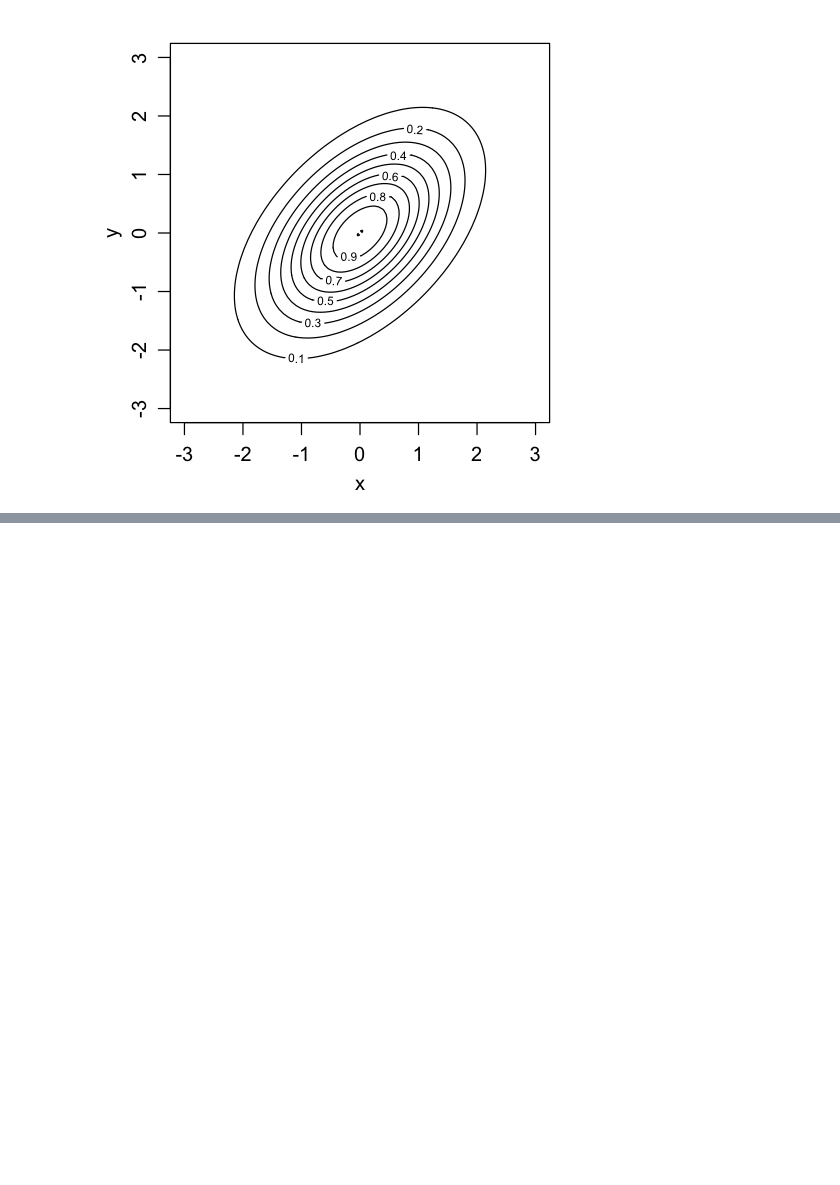
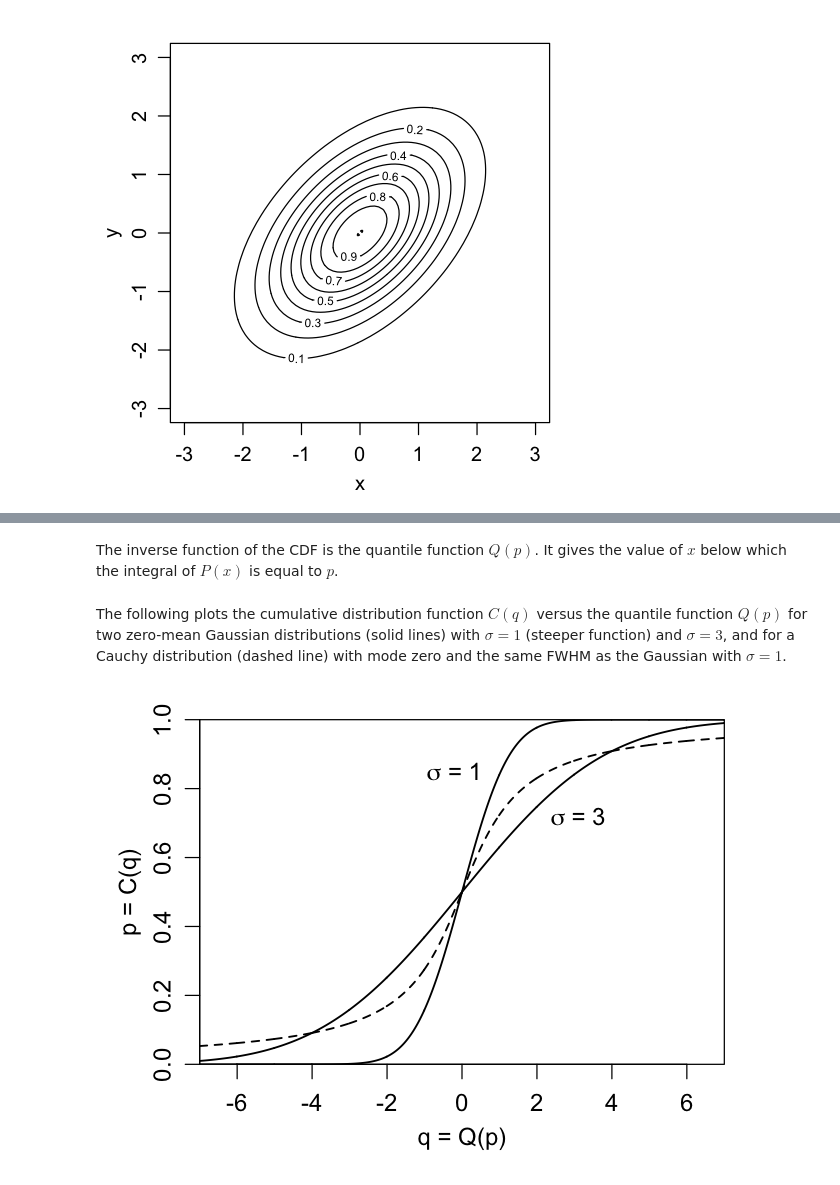
Before and after one commit to bailer-jones/Astrostats-2017-IUCAA, a Jupyter notebook: probability basics.ipynb, the cells around one changed output, grey strips where cells are left out. Saved outputs shown, nothing was run; the diff lists cells and outputs as text; code cells hidden in the pictures; blank space fills up the shorter version.

```diff
--- a/probability basics.ipynb
+++ b/probability basics.ipynb
@@ -149,0 +162,7 @@ contour(x, y, z, asp=1, xlim=c(-3,3), ylim=c(-3,3), xlab="x", ylab="y")
+# %% [markdown]
+The inverse function of the CDF is the quantile function $Q(p)$.  It gives the value of $x$ below which the integral of $P(x)$ is equal to $p$.
+# %% [markdown]
+The following plots the cumulative distribution function $C(q)$ versus the quantile function $Q(p)$ for two
+zero-mean Gaussian distributions (solid lines) with $\sigma=1$ (steeper function)
+and $\sigma=3$, and for a Cauchy distribution (dashed line) with mode zero and
+the same FWHM as the Gaussian with $\sigma=1$.
@@ -149,0 +171,12 @@ contour(x, y, z, asp=1, xlim=c(-3,3), ylim=c(-3,3), xlab="x", ylab="y")
+# %%
+par(mfrow=c(1,1), xaxs="i", yaxs="i", mgp=c(2.0,0.8,0), mar=c(3.5,3.5,1,1), oma=0.1*c(1,1,1,1), cex=1.2)
+q <- seq(from=-7, to=+7, by=0.01)
+plot(q, q, type="n", xlim=range(q), ylim=c(0,1), xaxs="i", yaxs="i",
+     xlab="q = Q(p)", ylab="p = C(q)")
+lines(q, pnorm(q, mean=0, sd=1), lwd=1.5)
+lines(q, pnorm(q, mean=0, sd=3), lwd=1.5)
+lines(q, pcauchy(q, location=0, scale=sqrt(2*log(2))), lty=2, lwd=1.5)
+text(-0.2, 0.85, expression(paste(sigma, " = 1")))
+text(3.1, 0.72, expression(paste(sigma, " = 3")))
+# %% [output]
+[figure, added]
```
Also changed, not shown: parts of 5 cells of this notebook.
